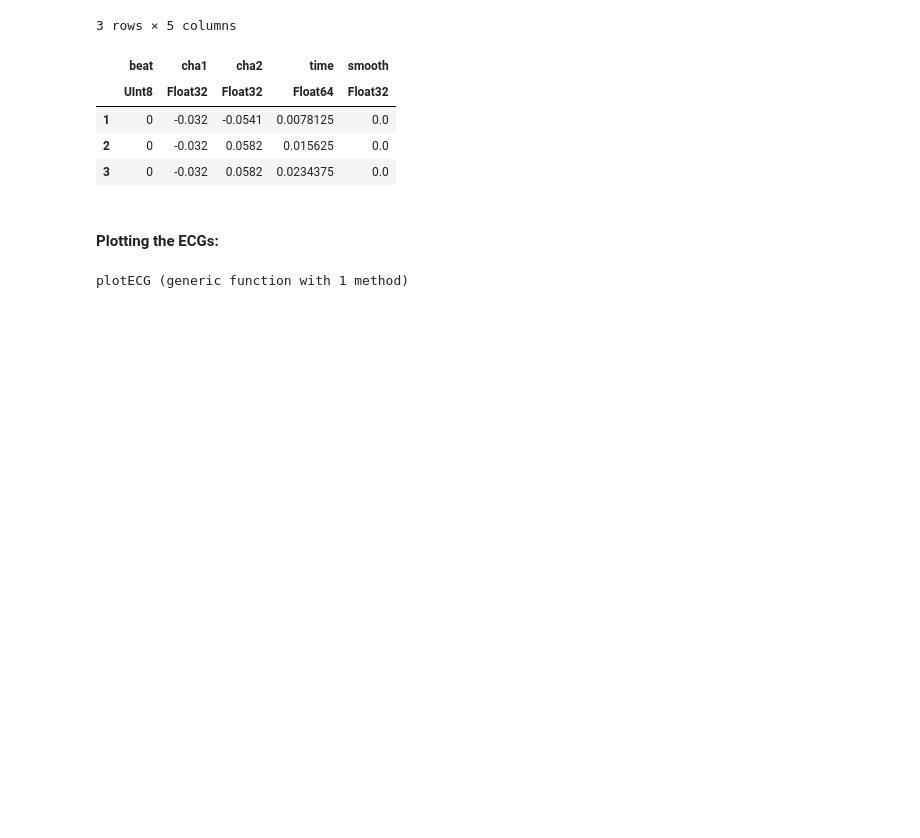
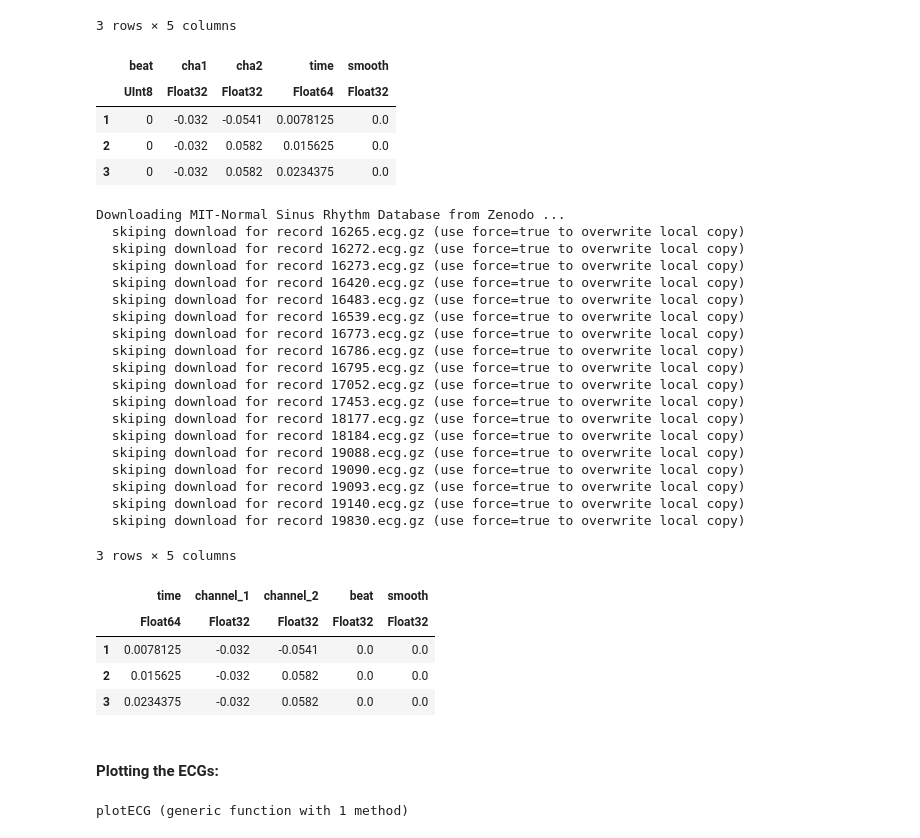
Before and after one commit to andreasdominik/NNHelferlein.jl, a Jupyter notebook: examples/62-ECG-tagger.ipynb, the cells around one changed output. Cells and saved outputs as stored; diff of their text form; code cells hidden in the pictures; blank space fills up the shorter version.

Commit message:
ecg example dara moved to Zenodo

```diff
--- a/examples/62-ECG-tagger.ipynb
+++ b/examples/62-ECG-tagger.ipynb
@@ -76,6 +80,35 @@ nsr[2][1:3,:]
 | 1 | 0 | -0.032 | -0.0541 | 0.0078125 | 0.0 |
 | 2 | 0 | -0.032 | 0.0582 | 0.015625 | 0.0 |
 | 3 | 0 | -0.032 | 0.0582 | 0.0234375 | 0.0 |
+# %%
+nsr = dataset_mit_nsr()
+nsr[2][1:3,:]
+# %% [output]
+Downloading MIT-Normal Sinus Rhythm Database from Zenodo ...
+  skiping download for record 16265.ecg.gz (use force=true to overwrite local copy)
+  skiping download for record 16272.ecg.gz (use force=true to overwrite local copy)
+  skiping download for record 16273.ecg.gz (use force=true to overwrite local copy)
+  skiping download for record 16420.ecg.gz (use force=true to overwrite local copy)
+  skiping download for record 16483.ecg.gz (use force=true to overwrite local copy)
+  skiping download for record 16539.ecg.gz (use force=true to overwrite local copy)
+  skiping download for record 16773.ecg.gz (use force=true to overwrite local copy)
+  skiping download for record 16786.ecg.gz (use force=true to overwrite local copy)
+  skiping download for record 16795.ecg.gz (use force=true to overwrite local copy)
+  skiping download for record 17052.ecg.gz (use force=true to overwrite local copy)
+  skiping download for record 17453.ecg.gz (use force=true to overwrite local copy)
+  skiping download for record 18177.ecg.gz (use force=true to overwrite local copy)
+  skiping download for record 18184.ecg.gz (use force=true to overwrite local copy)
+  skiping download for record 19088.ecg.gz (use force=true to overwrite local copy)
+  skiping download for record 19090.ecg.gz (use force=true to overwrite local copy)
+  skiping download for record 19093.ecg.gz (use force=true to overwrite local copy)
+  skiping download for record 19140.ecg.gz (use force=true to overwrite local copy)
+  skiping download for record 19830.ecg.gz (use force=true to overwrite local copy)
+3 rows × 5 columns
+|  | time | channel_1 | channel_2 | beat | smooth |
+|  | Float64 | Float32 | Float32 | Float32 | Float32 |
+| 1 | 0.0078125 | -0.032 | -0.0541 | 0.0 | 0.0 |
+| 2 | 0.015625 | -0.032 | 0.0582 | 0.0 | 0.0 |
+| 3 | 0.0234375 | -0.032 | 0.0582 | 0.0 | 0.0 |
 # %% [markdown]
 #### Plotting the ECGs:
 # %%
```
Also changed, not shown: parts of 5 cells of this notebook, 4 other files.
